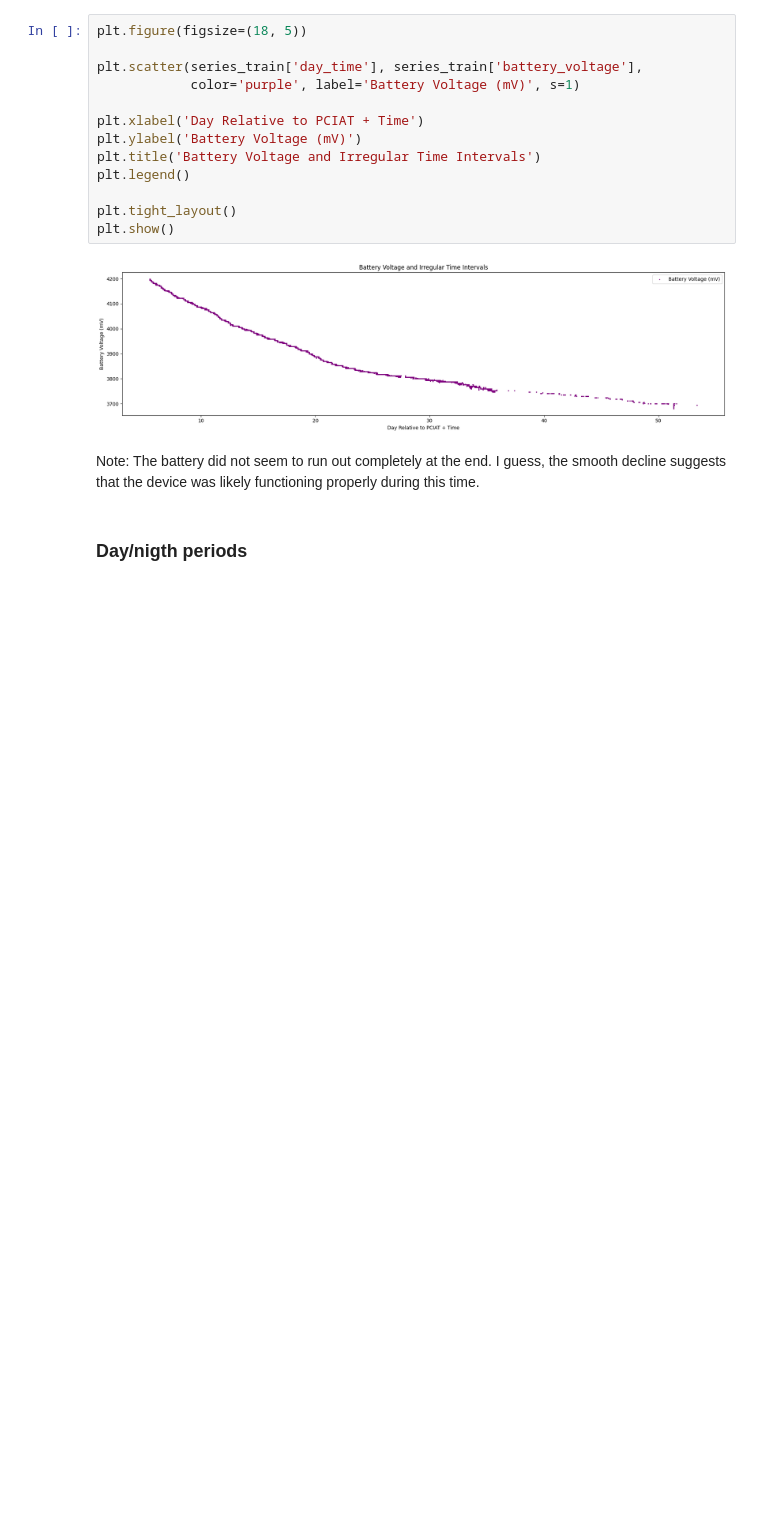
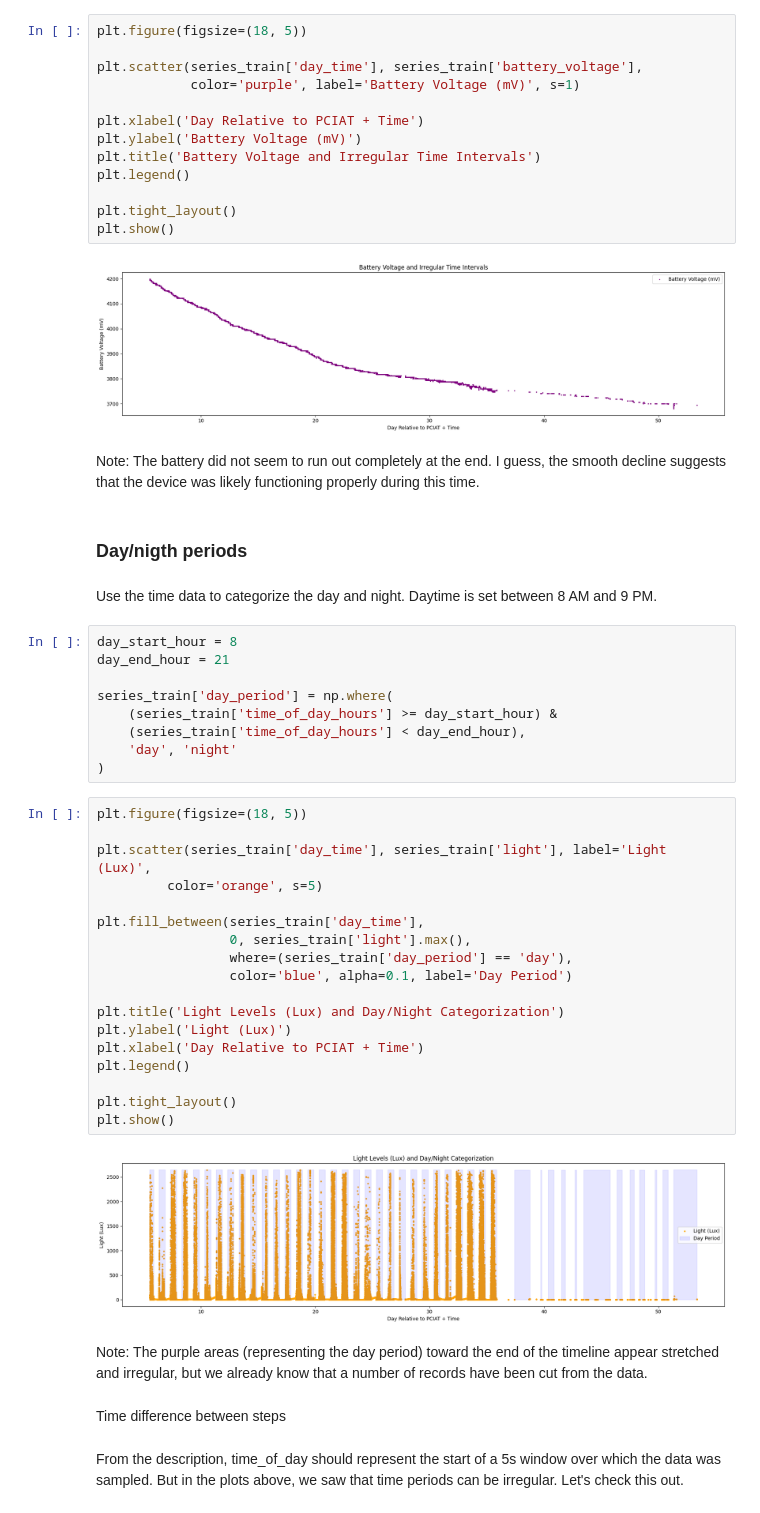
Before and after one commit to AdityaMarne/Kaggle_projects, a Jupyter notebook: ProblematicInternetUse/notebooks/EDA_Actigraphy.ipynb, the cells around one changed output. Saved outputs shown, nothing was run; the diff lists cells and outputs as text; blank space fills up the shorter version.

Commit message:
Added eda on Actigraphy data

```diff
--- a/ProblematicInternetUse/notebooks/EDA_Actigraphy.ipynb
+++ b/ProblematicInternetUse/notebooks/EDA_Actigraphy.ipynb
@@ -234,3 +234,40 @@ plt.show()
 Note: The battery did not seem to run out completely at the end. I guess, the smooth decline suggests that the device was likely functioning properly during this time.
 # %% [markdown]
 ### Day/nigth periods
+# %% [markdown]
+Use the time data to categorize the day and night. Daytime is set between 8 AM and 9 PM.
+# %%
+day_start_hour = 8
+day_end_hour = 21
+
+series_train['day_period'] = np.where(
+    (series_train['time_of_day_hours'] >= day_start_hour) &
+    (series_train['time_of_day_hours'] < day_end_hour),
+    'day', 'night'
+)
+# %%
+plt.figure(figsize=(18, 5))
+
+plt.scatter(series_train['day_time'], series_train['light'], label='Light (Lux)',
+         color='orange', s=5)
+
+plt.fill_between(series_train['day_time'],
+                 0, series_train['light'].max(),
+                 where=(series_train['day_period'] == 'day'),
+                 color='blue', alpha=0.1, label='Day Period')
+
+plt.title('Light Levels (Lux) and Day/Night Categorization')
+plt.ylabel('Light (Lux)')
+plt.xlabel('Day Relative to PCIAT + Time')
+plt.legend()
+
+plt.tight_layout()
+plt.show()
+# %% [output]
+[figure, added]
+# %% [markdown]
+Note: The purple areas (representing the day period) toward the end of the timeline appear stretched and irregular, but we already know that a number of records have been cut from the data.
+# %% [markdown]
+Time difference between steps
+# %% [markdown]
+From the description, time_of_day should represent the start of a 5s window over which the data was sampled. But in the plots above, we saw that time periods can be irregular. Let's check this out.
```
Also changed, not shown: parts of 26 cells of this notebook, 1 other file.
